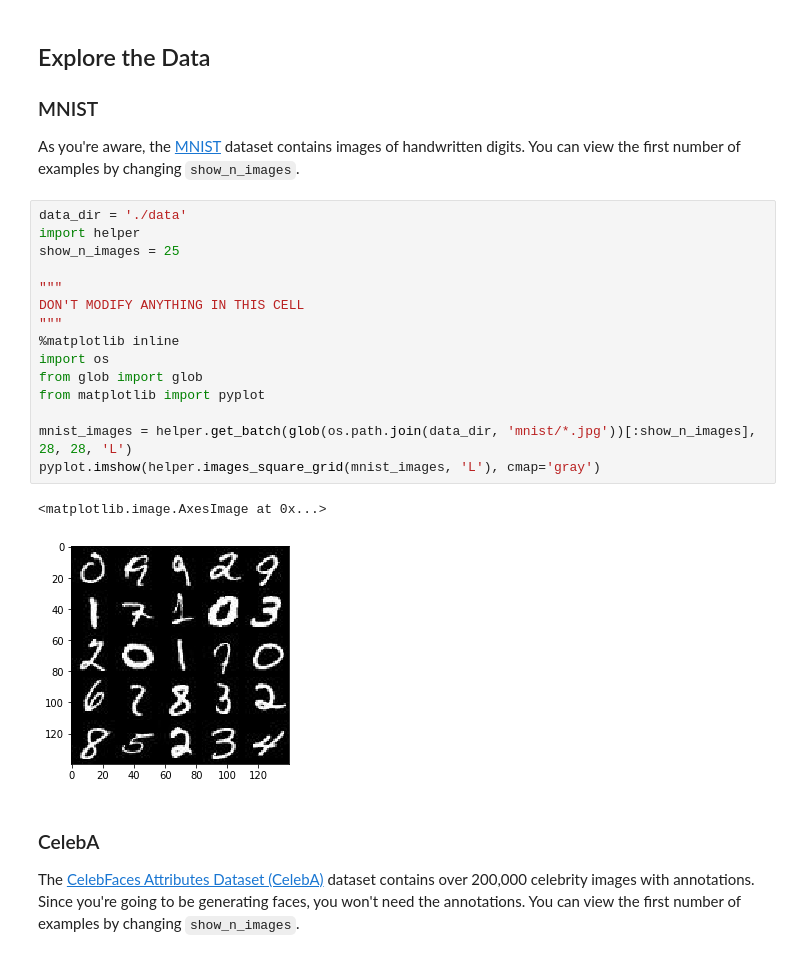
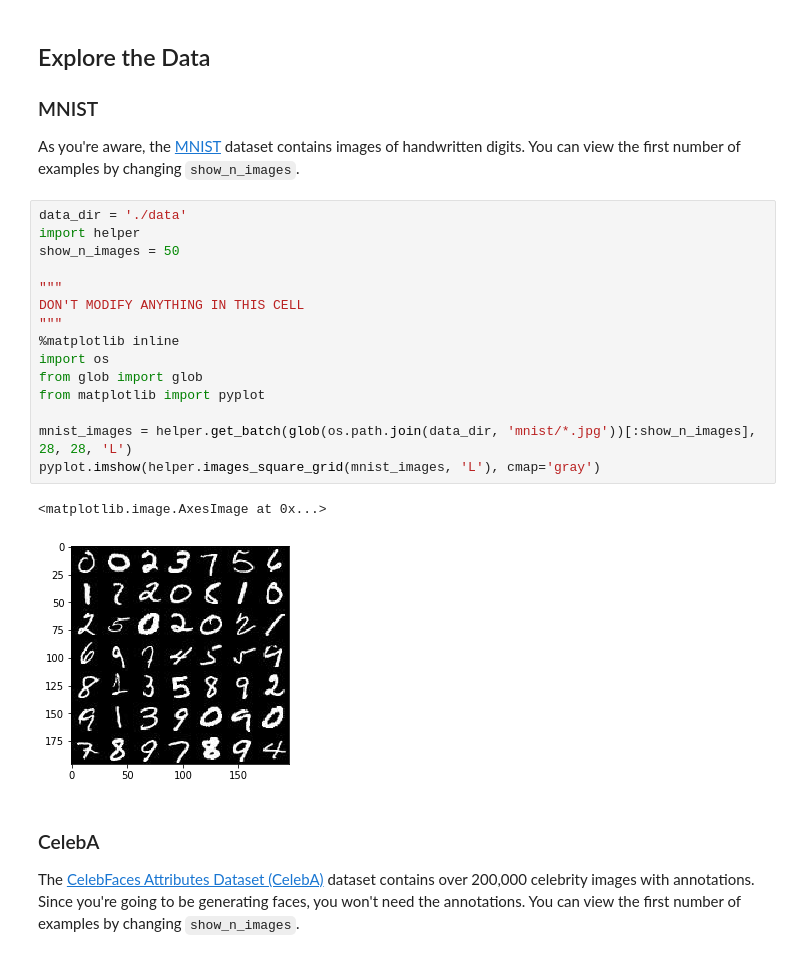
Before and after one commit to DestrinStorm/deep-learning, a Jupyter notebook: face_generation/dlnd_face_generation.ipynb, the cells around one changed output. Saved outputs shown, nothing was run; the diff lists cells and outputs as text.

```diff
--- a/face_generation/dlnd_face_generation.ipynb
+++ b/face_generation/dlnd_face_generation.ipynb
@@ -32,21 +32,21 @@ As you're aware, the [MNIST](http://yann.lecun.com/exdb/mnist/) dataset contains
 # %%
 data_dir = './data'
 import helper
-show_n_images = 25
+show_n_images = 50
 
 """
 DON'T MODIFY ANYTHING IN THIS CELL
 """
 %matplotlib inline
 import os
 from glob import glob
 from matplotlib import pyplot
 
 mnist_images = helper.get_batch(glob(os.path.join(data_dir, 'mnist/*.jpg'))[:show_n_images], 28, 28, 'L')
 pyplot.imshow(helper.images_square_grid(mnist_images, 'L'), cmap='gray')
 # %% [output]
 <matplotlib.image.AxesImage at 0x...>
-[figure, old version]
+[figure, new version]
 # %% [markdown]
 ### CelebA
 The [CelebFaces Attributes Dataset (CelebA)](http://mmlab.ie.cuhk.edu.hk/projects/CelebA.html) dataset contains over 200,000 celebrity images with annotations.  Since you're going to be generating faces, you won't need the annotations.  You can view the first number of examples by changing `show_n_images`.
```
Also changed, not shown: parts of 5 cells of this notebook.
